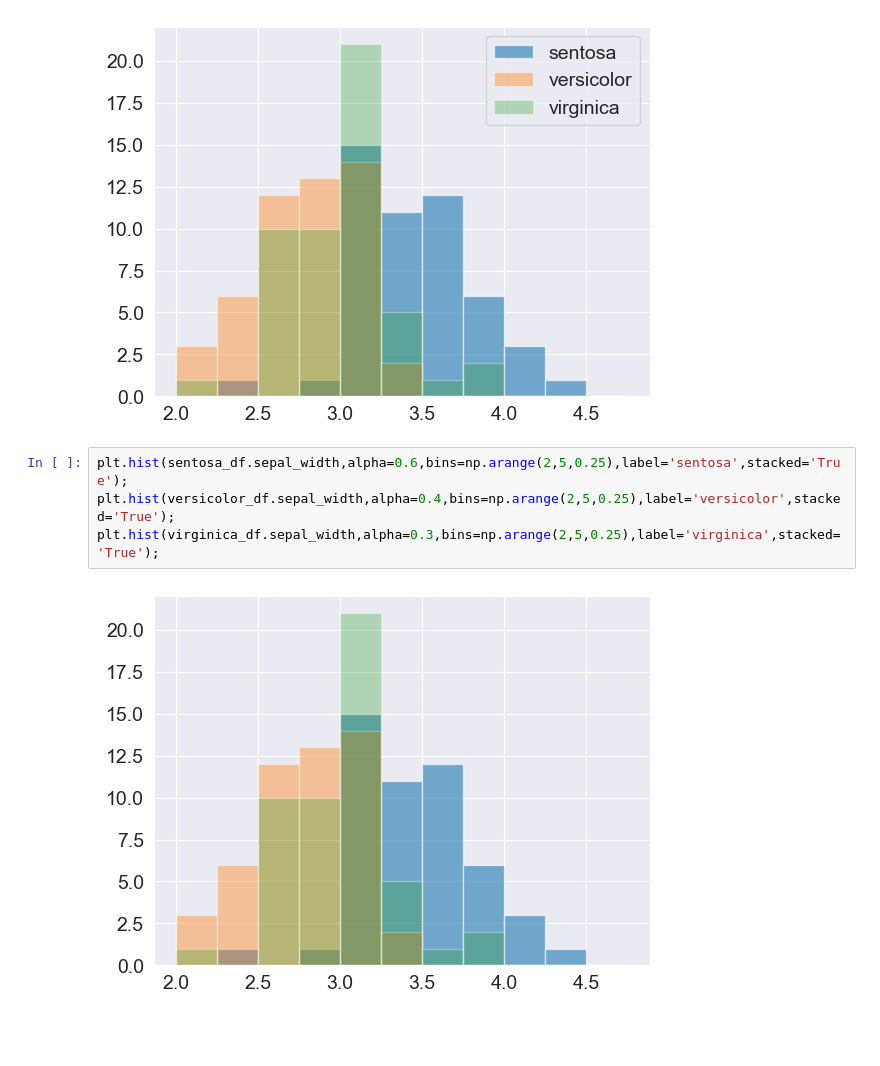
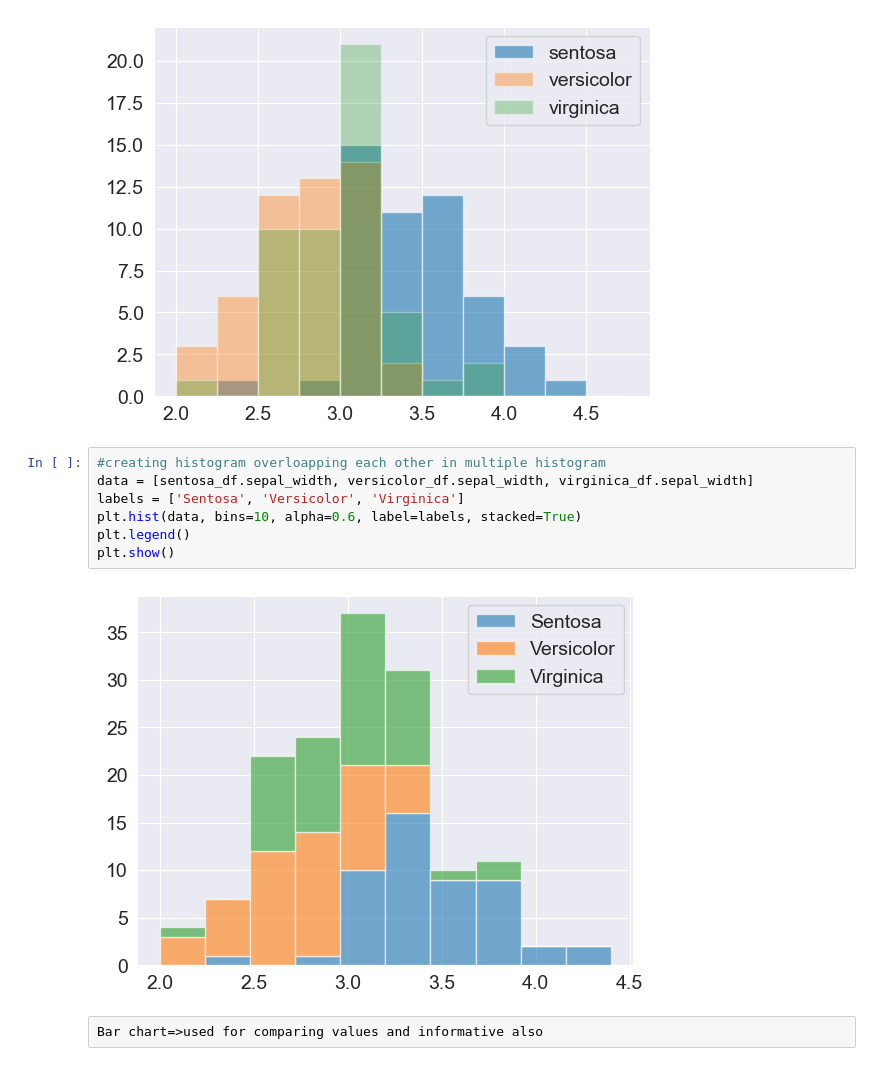
Before and after one commit to root459/DATAanalysis, a Jupyter notebook: datavisualization.ipynb, the cells around one changed output. Drawn from its saved outputs; the diff is of its cells as text; blank space fills up the shorter version.

```diff
--- a/datavisualization.ipynb
+++ b/datavisualization.ipynb
@@ -292,8 +288,13 @@ plt.legend();#to add legend labels are required
 # %% [output]
 [figure]
 # %%
-plt.hist(sentosa_df.sepal_width,alpha=0.6,bins=np.arange(2,5,0.25),label='sentosa',stacked='True');
-plt.hist(versicolor_df.sepal_width,alpha=0.4,bins=np.arange(2,5,0.25),label='versicolor',stacked='True');
-plt.hist(virginica_df.sepal_width,alpha=0.3,bins=np.arange(2,5,0.25),label='virginica',stacked='True');
+#creating histogram overloapping each other in multiple histogram
+data = [sentosa_df.sepal_width, versicolor_df.sepal_width, virginica_df.sepal_width]
+labels = ['Sentosa', 'Versicolor', 'Virginica']
+plt.hist(data, bins=10, alpha=0.6, label=labels, stacked=True)
+plt.legend()
+plt.show()
 # %% [output]
-[figure, old version]
+[figure, new version]
+# %% [raw]
+Bar chart=>used for comparing values and informative also
```
Also changed, not shown: parts of 4 cells of this notebook.
